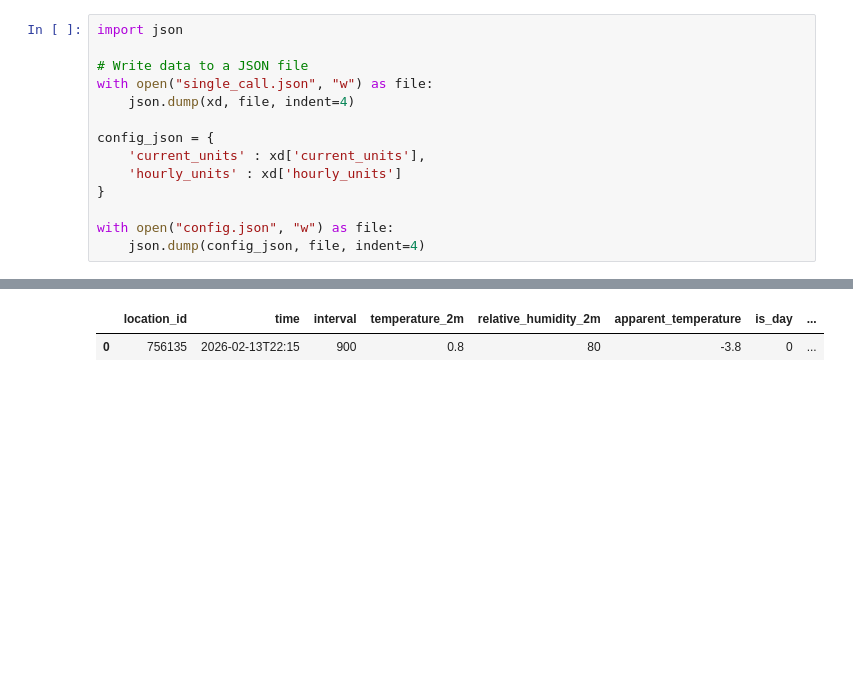
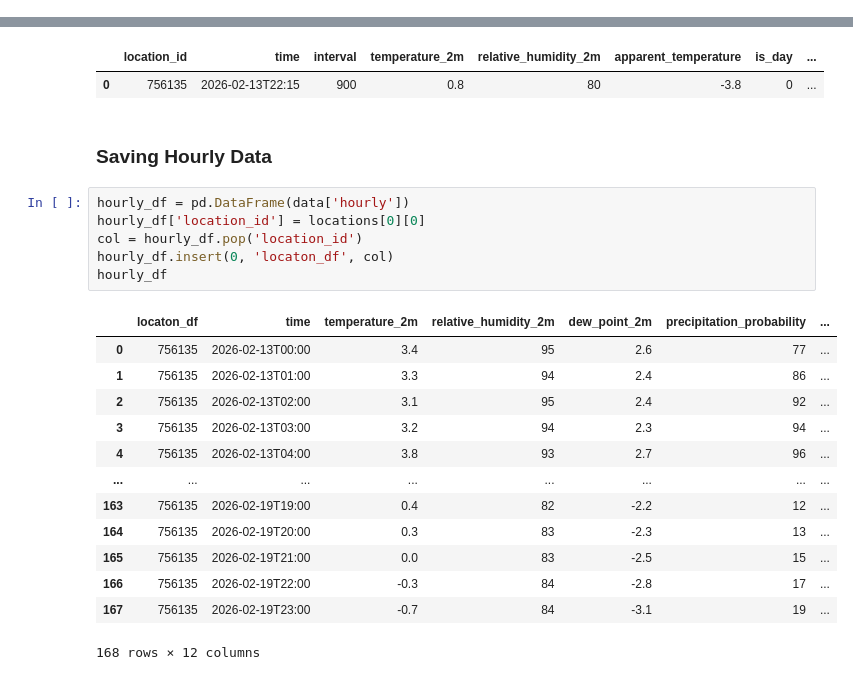
Before and after one commit to kinsin5/open-meteo-project, a Jupyter notebook: forcast.ipynb, the cells around one changed output, grey strips where cells are left out. Cells and saved outputs as stored; diff of their text form; blank space fills up the shorter version.

```diff
--- a/forcast.ipynb
+++ b/forcast.ipynb
@@ -102,14 +48,0 @@ import json
-# %%
-import json
-
-# Write data to a JSON file
-with open("single_call.json", "w") as file:
-    json.dump(xd, file, indent=4)
-
-config_json = {
-    'current_units' : xd['current_units'],
-    'hourly_units' : xd['hourly_units']
-}
-
-with open("config.json", "w") as file:
-    json.dump(config_json, file, indent=4)
@@ -161,6 +167,28 @@ current_df
 # %% [output]
 |  | location_id | time | interval | temperature_2m | relative_humidity_2m | apparent_temperature | is_day | ... |
 | 0 | 756135 | 2026-02-13T22:15 | 900 | 0.8 | 80 | -3.8 | 0 | ... |
+# %% [markdown]
+### Saving Hourly Data
+# %%
+hourly_df = pd.DataFrame(data['hourly'])
+hourly_df['location_id'] = locations[0][0]
+col = hourly_df.pop('location_id')
+hourly_df.insert(0, 'locaton_df', col)
+hourly_df
+# %% [output]
+|  | locaton_df | time | temperature_2m | relative_humidity_2m | dew_point_2m | precipitation_probability | ... |
+| 0 | 756135 | 2026-02-13T00:00 | 3.4 | 95 | 2.6 | 77 | ... |
+| 1 | 756135 | 2026-02-13T01:00 | 3.3 | 94 | 2.4 | 86 | ... |
+| 2 | 756135 | 2026-02-13T02:00 | 3.1 | 95 | 2.4 | 92 | ... |
+| 3 | 756135 | 2026-02-13T03:00 | 3.2 | 94 | 2.3 | 94 | ... |
+| 4 | 756135 | 2026-02-13T04:00 | 3.8 | 93 | 2.7 | 96 | ... |
+| ... | ... | ... | ... | ... | ... | ... | ... |
+| 163 | 756135 | 2026-02-19T19:00 | 0.4 | 82 | -2.2 | 12 | ... |
+| 164 | 756135 | 2026-02-19T20:00 | 0.3 | 83 | -2.3 | 13 | ... |
+| 165 | 756135 | 2026-02-19T21:00 | 0.0 | 83 | -2.5 | 15 | ... |
+| 166 | 756135 | 2026-02-19T22:00 | -0.3 | 84 | -2.8 | 17 | ... |
+| 167 | 756135 | 2026-02-19T23:00 | -0.7 | 84 | -3.1 | 19 | ... |
+168 rows × 12 columns
 # %%
 from sqlalchemy import create_engine, text
 
```
Also changed, not shown: parts of 9 cells of this notebook, 12 other files.
